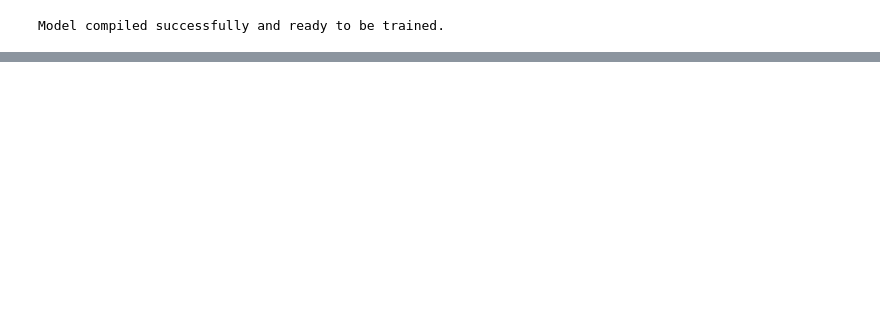
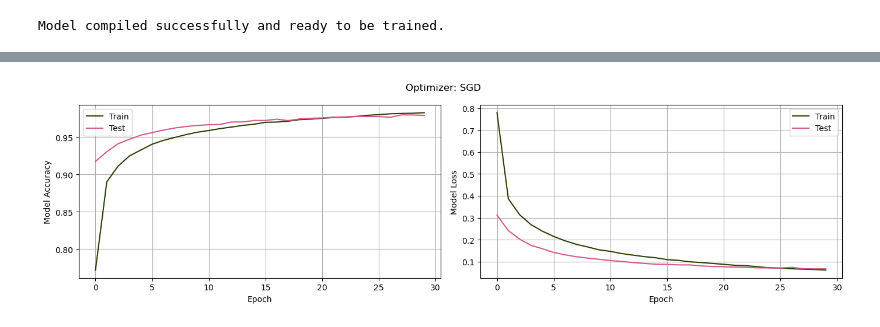
Before and after one commit to tommasoperitoree/Numerical_Simulation_Laboratory, a Jupyter notebook: LSN_12/LSN_12.1.ipynb, the cells around one changed output, grey strips where cells are left out. Cells and saved outputs as stored; diff of their text form; code cells hidden in the pictures; blank space fills up the shorter version.

```diff
--- a/LSN_12/LSN_12.1.ipynb
+++ b/LSN_12/LSN_12.1.ipynb
@@ -15,9 +15,14 @@ import os
 import numpy as np
 import matplotlib.pyplot as plt
 
+from IPython.display import display, clear_output
+import time
+
 seed=0
 np.random.seed(seed) # fix random seed
 tf.random.set_seed(seed)
+
+colors = ['#274001', '#828a00', '#f29f05', '#f25c05', '#d6568c', '#4d8584', '#a62f03', '#400d01', '#8a2f00', '#d6a05e']
 # %% [markdown]
 # 12.1
 # %% [markdown]
@@ -36,8 +41,8 @@ On the other hand, for the optimizers, I will explore a few, listed below for us
 # %%
 # Exploring variations
 
-trial_optimizers = [SGD, RMSprop, Adagrad, Adam]
-trial_optimizers_names = ['SGD', 'RMSprop', 'Adagrad', 'Adam']
+trial_optimizers = [SGD, RMSprop, Adagrad, Adam, Nadam]
+trial_optimizers_names = ['SGD', 'RMSprop', 'Adagrad', 'Adam', 'Nadam']
 # %% [markdown]
 ### Data import and formatting
 `Keras` has the ability to easily download the MNIST data from the web. To do this, in the box at the beginning of the exercise I've imported the `mnist` module and I will use the `load_data` method, and the training and test data set will be generated.
@@ -264,0 +129,80 @@ Dropout, during testing, turns itself off and allows all of the ‘weak classifi
+# %%
+# Training parameters
+batch_size = 32
+epochs = 30
+
+loss = []
+accuracy = []
+val_loss_history = []  # To store val_loss for each optimizer
+
+fig_handles = []
+
+# Create the deep neural net
+for i in range(len(trial_optimizers)):
+
+	model_DNN = compile_model(i)
+	# Display the training progress
+	print(f"Training model with optimizer {trial_optimizers_names[i]}")
+	display_handle = display(display_id=True)
+
+	# Fit the model
+	history = model_DNN.fit(X_train, Y_train,
+	                        batch_size=batch_size,
+	                        epochs=epochs,
+	                        verbose=1,
+	                        validation_data=(X_test, Y_test))
+	# Evaluate the model
+	score = model_DNN.evaluate(X_test, Y_test, verbose=1)
+
+	loss.append(score[0])
+	accuracy.append(score[1])
+	val_loss_history.append(history.history['val_loss'])  # Store val_loss history
+
+	# Plotting training history
+	fig, axs = plt.subplots(1, 2, figsize=(14, 4))
+	fig.suptitle('Optimizer: ' + trial_optimizers_names[i])
+
+	# Summarize history for accuracy
+	axs[0].plot(history.history['acc'], color=colors[i])
+	axs[0].plot(history.history['val_acc'], color=colors[i+4])
+	axs[0].set_ylabel('Model Accuracy')
+	axs[0].set_xlabel('Epoch')
+	axs[0].legend(['Train', 'Test'], loc='best')
+	axs[0].grid()
+
+	# Summarize history for loss
+	axs[1].plot(history.history['loss'], color=colors[i])
+	axs[1].plot(history.history['val_loss'], color=colors[i+4])
+	axs[1].set_ylabel('Model Loss')
+	axs[1].set_xlabel('Epoch')
+	axs[1].legend(['Train', 'Test'], loc='best')
+	axs[1].grid()
+
+	plt.tight_layout()
+	fig_handles.append(fig)
+
+	# Clear the training progress display
+	clear_output(wait=True)
+
+# Display all figures at once
+for fig in fig_handles:
+   display(fig)
+
+# Prevent matplotlib from displaying figures twice
+plt.close('all')
+
+# Plotting validation loss history for each optimizer
+fig, ax = plt.subplots(figsize=(14, 6))
+for i, opt_name in enumerate(trial_optimizers_names):
+    ax.plot(val_loss_history[i], color=colors[i+4], label=opt_name)
+
+ax.set_title('Validation Loss History for all Optimizers')
+ax.set_ylabel('Validation Loss')
+ax.set_xlabel('Epoch')
+ax.legend(loc='best')
+ax.grid(True)
+
+plt.tight_layout()
+plt.show()
+# %% [output]
+[figure, added]
```
Also changed, not shown: parts of 11 cells of this notebook, 12 other files.
